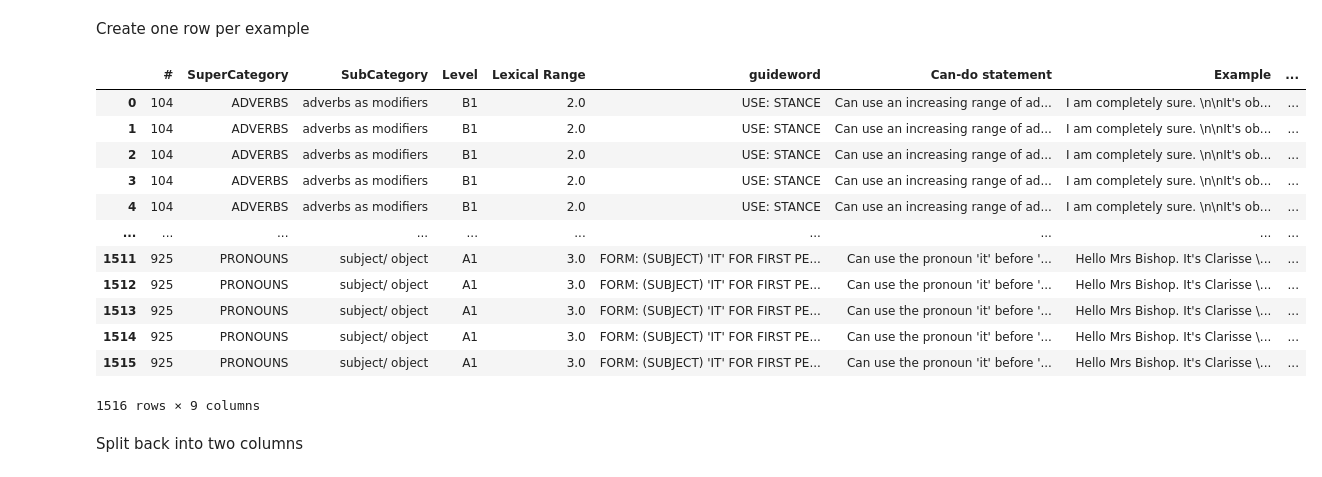
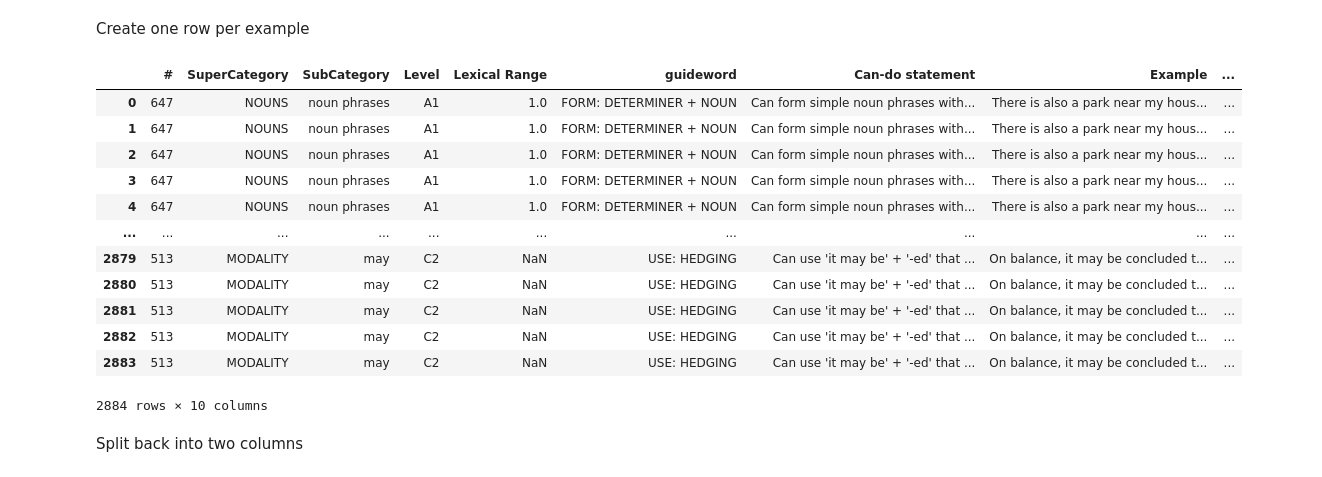
Before and after one commit to dominikglandorf/LLM-grammar, a Jupyter notebook: exp/005_multisource_excel_rating.ipynb, the cells around one changed output. Cells and saved outputs as stored; diff of their text form; code cells hidden in the pictures.

```diff
--- a/exp/005_CoT_GPT4_rating_in_excel.ipynb
+++ b/exp/005_multisource_excel_rating.ipynb
@@ -12,8 +12,8 @@ sys.path.append(os.path.dirname(os.getcwd()))
 import config
 
 
-INPUT_PATH = '../dat/egpaugmented_cot.json'
-EXCEL_PATH = '../dat/augmented_examples_shuffled_cot.xlsx'
-JSON_PATH = '../dat/augmented_examples_shuffled_cot.json'
+INPUT_PATHS = {'GPT3.5': '../dat/egp_pilot_35.json',
+               'GPT4': '../dat/egp_pilot.json'
+               }
+EXCEL_PATH = '../dat/augmented_examples.xlsx'
+JSON_PATH = '../dat/augmented_examples.json'
-# %%
-df = pd.read_json(INPUT_PATH)
@@ -33,2 +20,10 @@ df.prompt.iloc[0]
+# %%
+def get_examples(label, path):
+    df = pd.read_json(path)
+
+    positive_examles = df['augmented_examples'].apply(lambda examples: list(zip([True] * len(examples), [label] * len(examples), examples)))
+    negative_examples = df['augmented_negative_examples'].apply(lambda examples: list(zip([False] * len(examples), [label] * len(examples), examples)))
+    construct_ids = df['#']
+    return construct_ids, positive_examles, negative_examples
 # %% [markdown]
 Concat all examples, maintaining if they are positive or negative examples and the source.
@@ -59,23 +30,31 @@ Name: all_examples, dtype: object
+# %%
+df = pd.read_json(INPUT_PATHS['GPT3.5'])
+df.drop('Unnamed: 0', axis=1, inplace=True)
+df['all_examples'] = [[]] * len(df['#'])
+for label, path in INPUT_PATHS.items():
+    construct_ids, positive_examles, negative_examples = get_examples(label, path)
+    assert (construct_ids == df['#']).all()
+    df['all_examples'] += positive_examles
+    df['all_examples'] += negative_examples
 # %% [markdown]
 Create one row per example
 # %%
-new_df = df.explode('all_examples').drop(['augmented_examples', 'augmented_negative_examples', 'augmented_examples_CoT', 'augmented_negative_examples_CoT', 'augmented_examples_GPT4', 'augmented_negative_examples_GPT4', 'prompt'], axis=1, inplace=False)
-new_df = new_df.groupby('#').apply(lambda x: x.sample(frac=1, random_state=config.SEED)).reset_index(drop=True)
+new_df = df.explode('all_examples').drop(['prompt', 'augmented_examples', 'augmented_examples_source', 'augmented_negative_examples', 'augmented_negative_examples_source'], axis=1, inplace=False).reset_index(drop=True)
 new_df
 # %% [output]
 |  | # | SuperCategory | SubCategory | Level | Lexical Range | guideword | Can-do statement | Example | ... |
-| 0 | 104 | ADVERBS | adverbs as modifiers | B1 | 2.0 | USE: STANCE | Can use an increasing range of ad... | I am completely sure. \n\nIt's ob... | ... |
-| 1 | 104 | ADVERBS | adverbs as modifiers | B1 | 2.0 | USE: STANCE | Can use an increasing range of ad... | I am completely sure. \n\nIt's ob... | ... |
-| 2 | 104 | ADVERBS | adverbs as modifiers | B1 | 2.0 | USE: STANCE | Can use an increasing range of ad... | I am completely sure. \n\nIt's ob... | ... |
-| 3 | 104 | ADVERBS | adverbs as modifiers | B1 | 2.0 | USE: STANCE | Can use an increasing range of ad... | I am completely sure. \n\nIt's ob... | ... |
-| 4 | 104 | ADVERBS | adverbs as modifiers | B1 | 2.0 | USE: STANCE | Can use an increasing range of ad... | I am completely sure. \n\nIt's ob... | ... |
+| 0 | 647 | NOUNS | noun phrases | A1 | 1.0 | FORM: DETERMINER + NOUN | Can form simple noun phrases with... | There is also a park near my hous... | ... |
+| 1 | 647 | NOUNS | noun phrases | A1 | 1.0 | FORM: DETERMINER + NOUN | Can form simple noun phrases with... | There is also a park near my hous... | ... |
+| 2 | 647 | NOUNS | noun phrases | A1 | 1.0 | FORM: DETERMINER + NOUN | Can form simple noun phrases with... | There is also a park near my hous... | ... |
+| 3 | 647 | NOUNS | noun phrases | A1 | 1.0 | FORM: DETERMINER + NOUN | Can form simple noun phrases with... | There is also a park near my hous... | ... |
+| 4 | 647 | NOUNS | noun phrases | A1 | 1.0 | FORM: DETERMINER + NOUN | Can form simple noun phrases with... | There is also a park near my hous... | ... |
 | ... | ... | ... | ... | ... | ... | ... | ... | ... | ... |
-| 1511 | 925 | PRONOUNS | subject/ object | A1 | 3.0 | FORM: (SUBJECT) 'IT' FOR FIRST PE... | Can use the pronoun 'it' before '... | Hello Mrs Bishop. It's Clarisse \... | ... |
-| 1512 | 925 | PRONOUNS | subject/ object | A1 | 3.0 | FORM: (SUBJECT) 'IT' FOR FIRST PE... | Can use the pronoun 'it' before '... | Hello Mrs Bishop. It's Clarisse \... | ... |
-| 1513 | 925 | PRONOUNS | subject/ object | A1 | 3.0 | FORM: (SUBJECT) 'IT' FOR FIRST PE... | Can use the pronoun 'it' before '... | Hello Mrs Bishop. It's Clarisse \... | ... |
-| 1514 | 925 | PRONOUNS | subject/ object | A1 | 3.0 | FORM: (SUBJECT) 'IT' FOR FIRST PE... | Can use the pronoun 'it' before '... | Hello Mrs Bishop. It's Clarisse \... | ... |
-| 1515 | 925 | PRONOUNS | subject/ object | A1 | 3.0 | FORM: (SUBJECT) 'IT' FOR FIRST PE... | Can use the pronoun 'it' before '... | Hello Mrs Bishop. It's Clarisse \... | ... |
+| 2879 | 513 | MODALITY | may | C2 | NaN | USE: HEDGING | Can use 'it may be' + '-ed' that ... | On balance, it may be concluded t... | ... |
+| 2880 | 513 | MODALITY | may | C2 | NaN | USE: HEDGING | Can use 'it may be' + '-ed' that ... | On balance, it may be concluded t... | ... |
+| 2881 | 513 | MODALITY | may | C2 | NaN | USE: HEDGING | Can use 'it may be' + '-ed' that ... | On balance, it may be concluded t... | ... |
+| 2882 | 513 | MODALITY | may | C2 | NaN | USE: HEDGING | Can use 'it may be' + '-ed' that ... | On balance, it may be concluded t... | ... |
+| 2883 | 513 | MODALITY | may | C2 | NaN | USE: HEDGING | Can use 'it may be' + '-ed' that ... | On balance, it may be concluded t... | ... |
-1516 rows × 9 columns
+2884 rows × 10 columns
 # %% [markdown]
 Split back into two columns
 # %%
```
Also changed, not shown: parts of 5 cells of this notebook, 8 other files.
